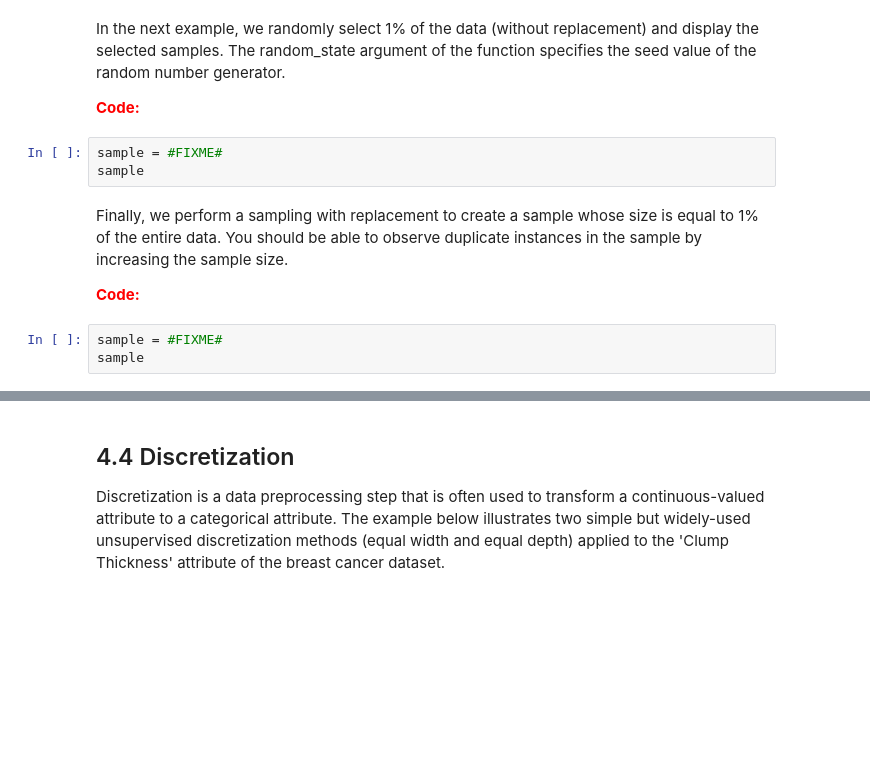
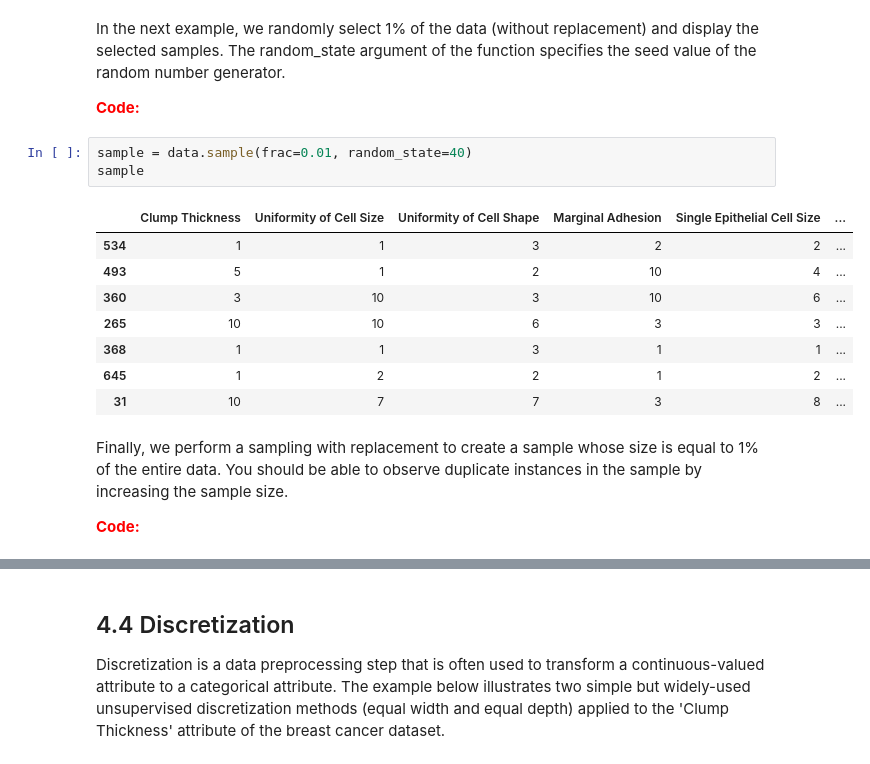
Before and after one commit to badis-byte/S5, a Jupyter notebook: dmlabs/lab2/Part1/Lab2-pre-processing - part1.ipynb, the cells around one changed output, grey strips where cells are left out. Saved outputs shown, nothing was run; the diff lists cells and outputs as text; blank space fills up the shorter version.

```diff
--- a/dmlabs/lab2/Part1/Lab2-pre-processing - part1.ipynb
+++ b/dmlabs/lab2/Part1/Lab2-pre-processing - part1.ipynb
@@ -175,13 +275,19 @@ sample
 In the next example, we randomly select 1% of the data (without replacement) and display the selected samples. The random_state argument of the function specifies the seed value of the random number generator.
 
 **<font color="red">Code:</font>**
-# %%
-sample = #FIXME#
-sample
+# %%
+sample = data.sample(frac=0.01, random_state=40)
+sample
+# %% [output]
+|  | Clump Thickness | Uniformity of Cell Size | Uniformity of Cell Shape | Marginal Adhesion | Single Epithelial Cell Size | ... |
+| 534 | 1 | 1 | 3 | 2 | 2 | ... |
+| 493 | 5 | 1 | 2 | 10 | 4 | ... |
+| 360 | 3 | 10 | 3 | 10 | 6 | ... |
+| 265 | 10 | 10 | 6 | 3 | 3 | ... |
+| 368 | 1 | 1 | 3 | 1 | 1 | ... |
+| 645 | 1 | 2 | 2 | 1 | 2 | ... |
+| 31 | 10 | 7 | 7 | 3 | 8 | ... |
 # %% [markdown]
 Finally, we perform a sampling with replacement to create a sample whose size is equal to 1% of the entire data. You should be able to observe duplicate instances in the sample by increasing the sample size.
 
 **<font color="red">Code:</font>**
-# %%
-sample = #FIXME#
-sample
```
Also changed, not shown: parts of 19 cells of this notebook.
